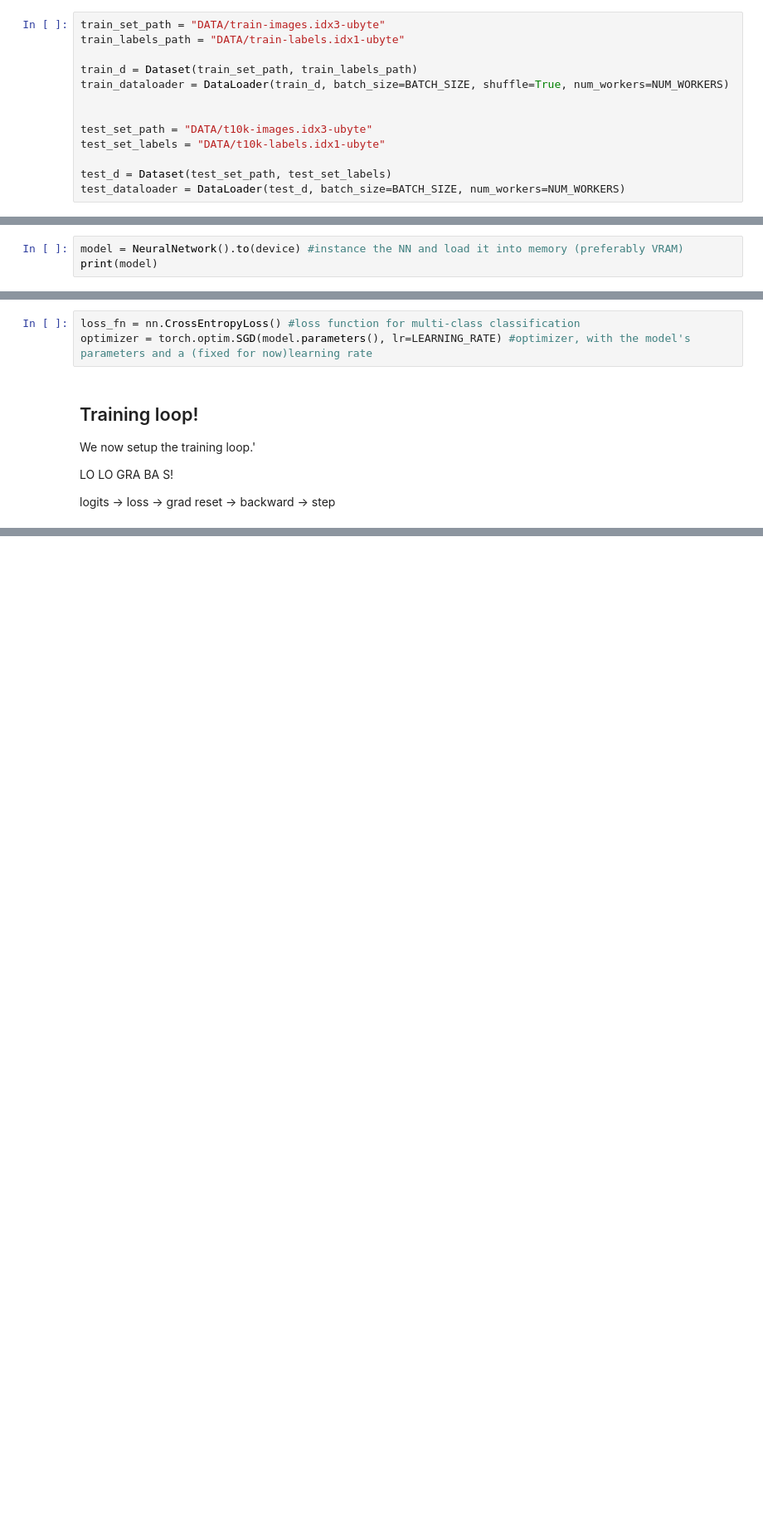
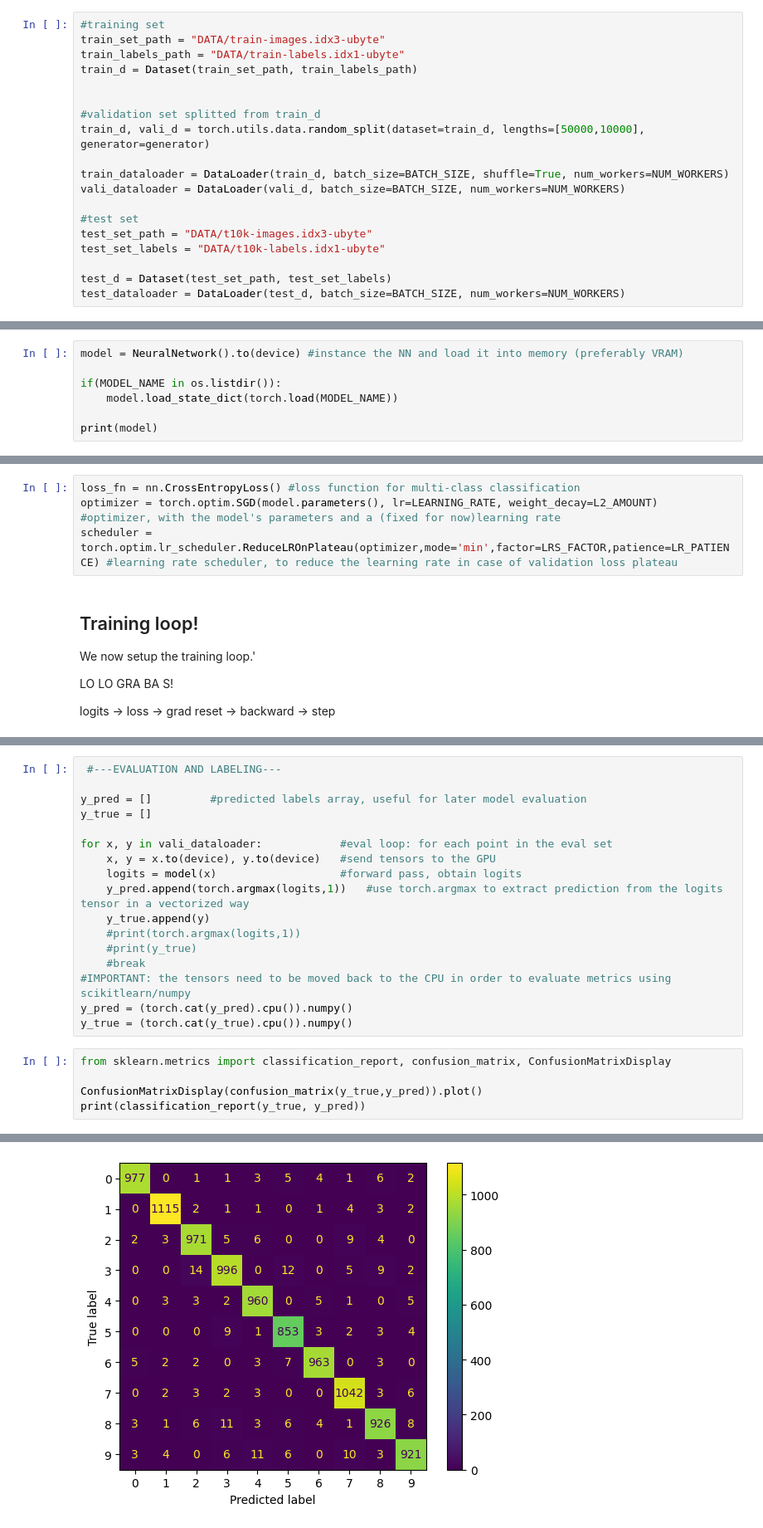
Before and after one commit to LeoPeink/MNIST, a Jupyter notebook: network.ipynb, the cells around one changed output, grey strips where cells are left out. Shown at 83% size. Drawn from its saved outputs; the diff is of its cells as text; blank space fills up the shorter version.

```diff
--- a/network.ipynb
+++ b/network.ipynb
@@ -69,13 +80,19 @@ We now need to create our Dataset combined with an instance of the Dataloader cl
 
 _NB: Dataset class was moved to separate .py file due to windows' inability to multi-thread in .ipynb files._
 # %%
+#training set
 train_set_path = "DATA/train-images.idx3-ubyte"
 train_labels_path = "DATA/train-labels.idx1-ubyte"
-
 train_d = Dataset(train_set_path, train_labels_path)
-train_dataloader = DataLoader(train_d, batch_size=BATCH_SIZE, shuffle=True, num_workers=NUM_WORKERS)
 
 
+#validation set splitted from train_d
+train_d, vali_d = torch.utils.data.random_split(dataset=train_d, lengths=[50000,10000], generator=generator)
+
+train_dataloader = DataLoader(train_d, batch_size=BATCH_SIZE, shuffle=True, num_workers=NUM_WORKERS)
+vali_dataloader = DataLoader(vali_d, batch_size=BATCH_SIZE, num_workers=NUM_WORKERS)
+
+#test set
 test_set_path = "DATA/t10k-images.idx3-ubyte"
 test_set_labels = "DATA/t10k-labels.idx1-ubyte"
 
@@ -119,6 +136,10 @@ class NeuralNetwork(nn.Module):
 Let's instance the NN, load it into the GPU and see if the structure is the one we wanted:
 # %%
 model = NeuralNetwork().to(device) #instance the NN and load it into memory (preferably VRAM)
+
+if(MODEL_NAME in os.listdir()):
+    model.load_state_dict(torch.load(MODEL_NAME))
+
 print(model)
 # %% [output]
 NeuralNetwork(
@@ -134,6 +157,7 @@ Let's now define the loss and the optimizer. We'll use SGD for now, and move lat
 # %%
 loss_fn = nn.CrossEntropyLoss() #loss function for multi-class classification
-optimizer = torch.optim.SGD(model.parameters(), lr=LEARNING_RATE) #optimizer, with the model's parameters and a (fixed for now)learning rate
+optimizer = torch.optim.SGD(model.parameters(), lr=LEARNING_RATE, weight_decay=L2_AMOUNT) #optimizer, with the model's parameters and a (fixed for now)learning rate
+scheduler = torch.optim.lr_scheduler.ReduceLROnPlateau(optimizer,mode='min',factor=LRS_FACTOR,patience=LR_PATIENCE) #learning rate scheduler, to reduce the learning rate in case of validation loss plateau
 # %% [markdown]
 ## Training loop!
 We now setup the training loop.'
@@ -207,0 +248,23 @@ plt.show()
+# %%
+ #---EVALUATION AND LABELING---
+
+y_pred = []         #predicted labels array, useful for later model evaluation
+y_true = []
+
+for x, y in vali_dataloader:            #eval loop: for each point in the eval set
+    x, y = x.to(device), y.to(device)   #send tensors to the GPU
+    logits = model(x)                   #forward pass, obtain logits
+    y_pred.append(torch.argmax(logits,1))   #use torch.argmax to extract prediction from the logits tensor in a vectorized way
+    y_true.append(y)
+    #print(torch.argmax(logits,1))
+    #print(y_true)
+    #break
+#IMPORTANT: the tensors need to be moved back to the CPU in order to evaluate metrics using scikitlearn/numpy
+y_pred = (torch.cat(y_pred).cpu()).numpy()
+y_true = (torch.cat(y_true).cpu()).numpy()
+# %%
+from sklearn.metrics import classification_report, confusion_matrix, ConfusionMatrixDisplay
+
+ConfusionMatrixDisplay(confusion_matrix(y_true,y_pred)).plot()
+print(classification_report(y_true, y_pred))
+# %% [output]
@@ -207,0 +287 @@ plt.show()
+[figure, added]
```
Also changed, not shown: parts of 10 cells of this notebook, 2 other files.
